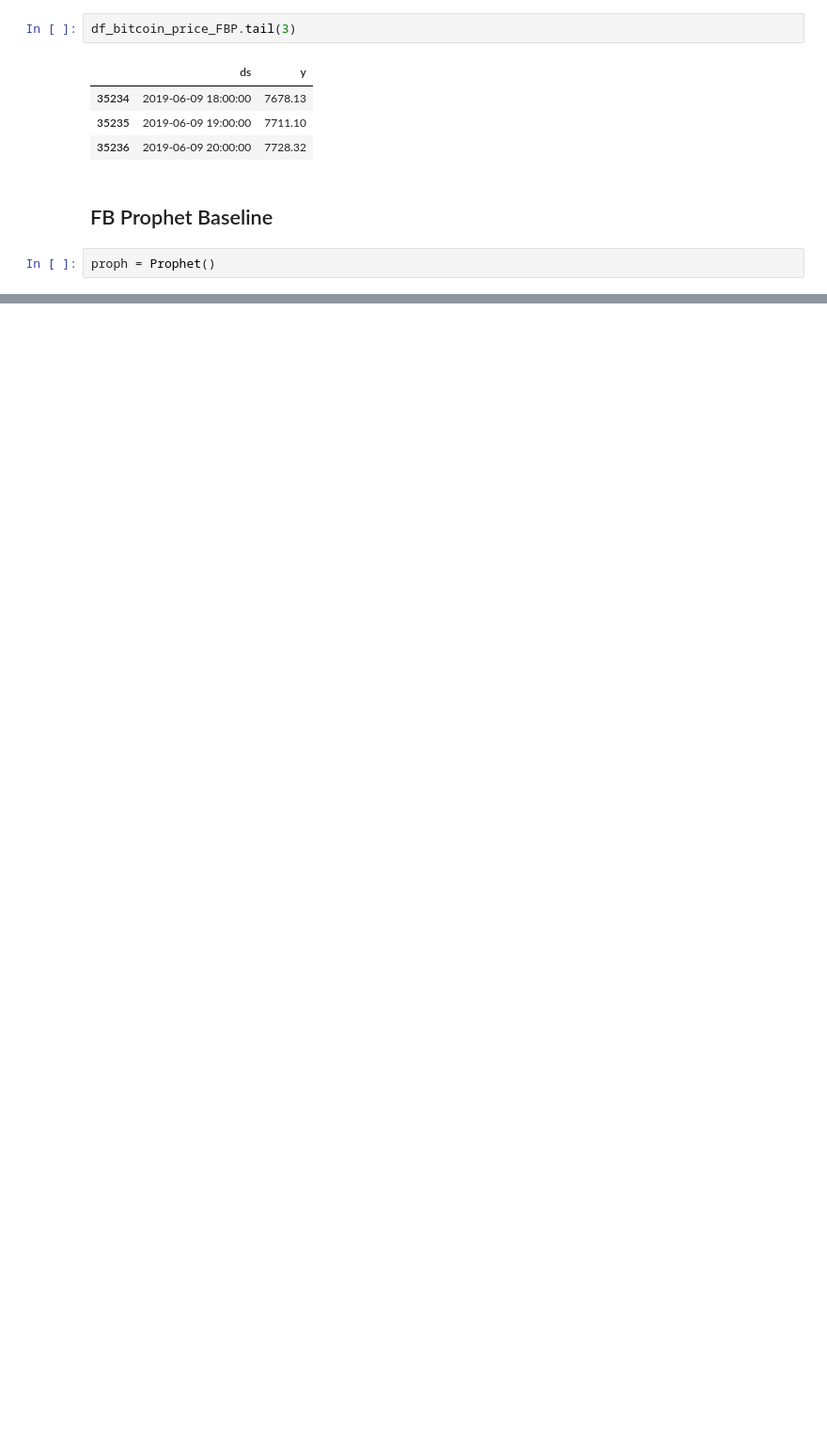
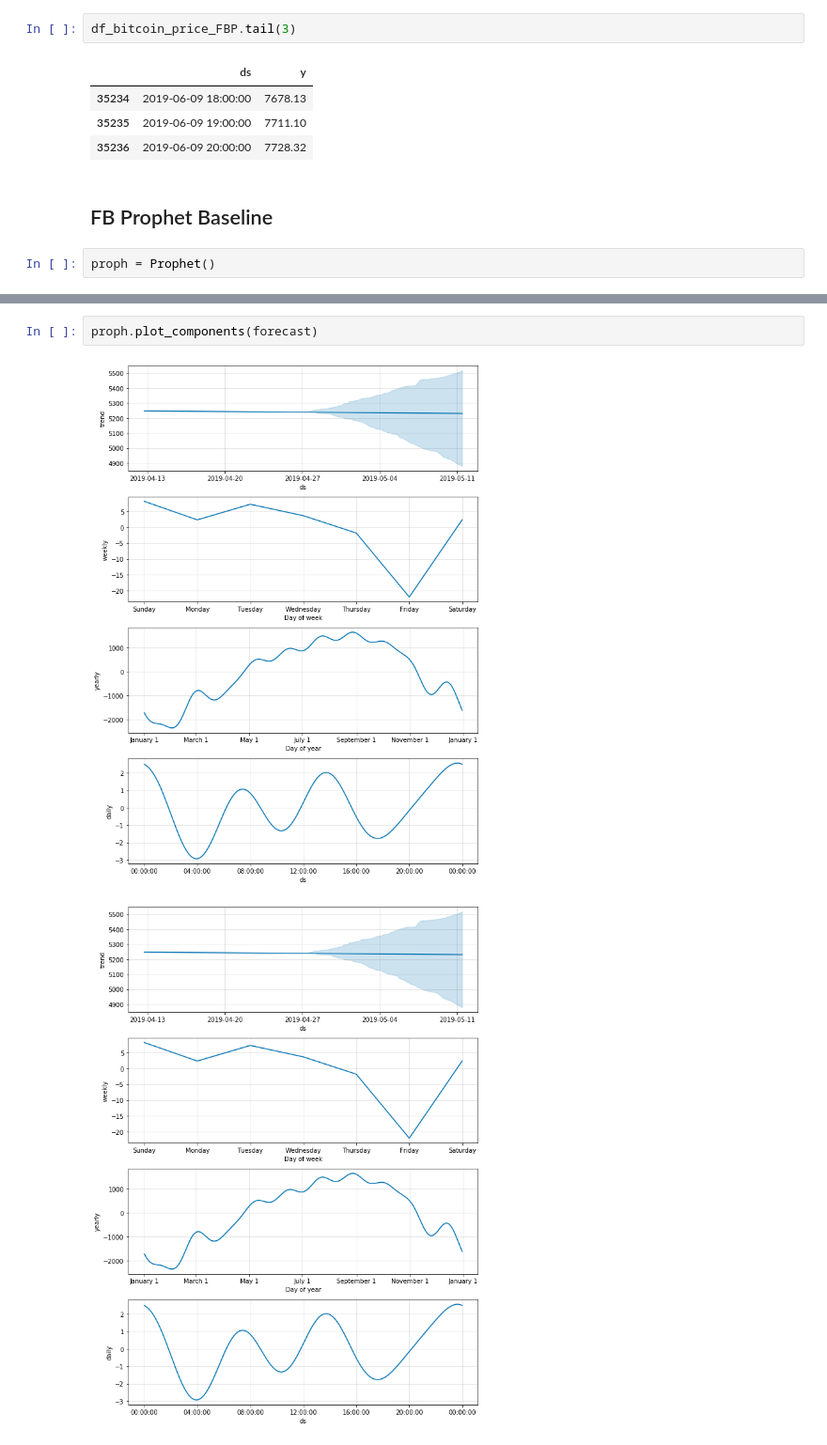
Before and after one commit to MohammadBakir/Bitcoin-Price-Prediction, a Jupyter notebook: time_series/time_series.ipynb, the cells around one changed output, grey strips where cells are left out. Shown at 94% size. Drawn from its saved outputs; the diff is of its cells as text; blank space fills up the shorter version.

```diff
--- a/time_series/time_series.ipynb
+++ b/time_series/time_series.ipynb
@@ -235,0 +262,5 @@ proph.fit(df_bitcoin_train)
+# %%
+proph.plot_components(forecast)
+# %% [output]
+[figure, added]
+[figure, added]
```
Also changed, not shown: parts of 26 cells of this notebook.
